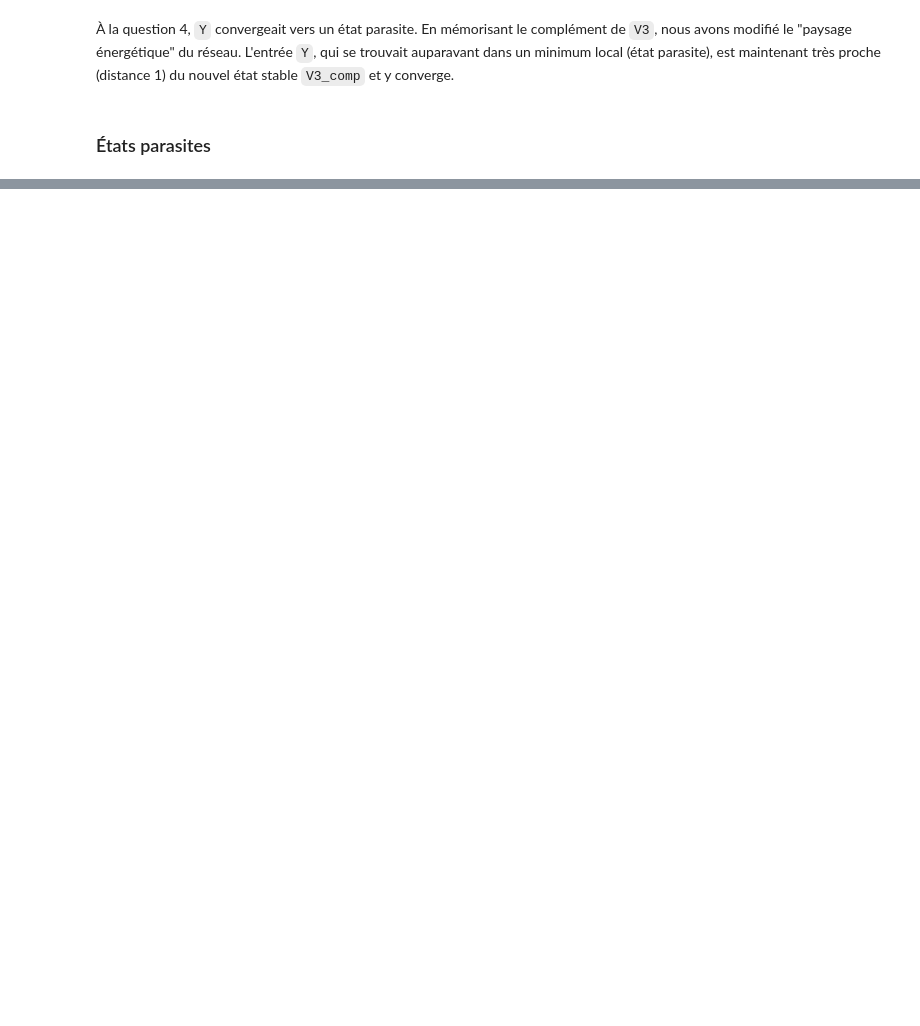
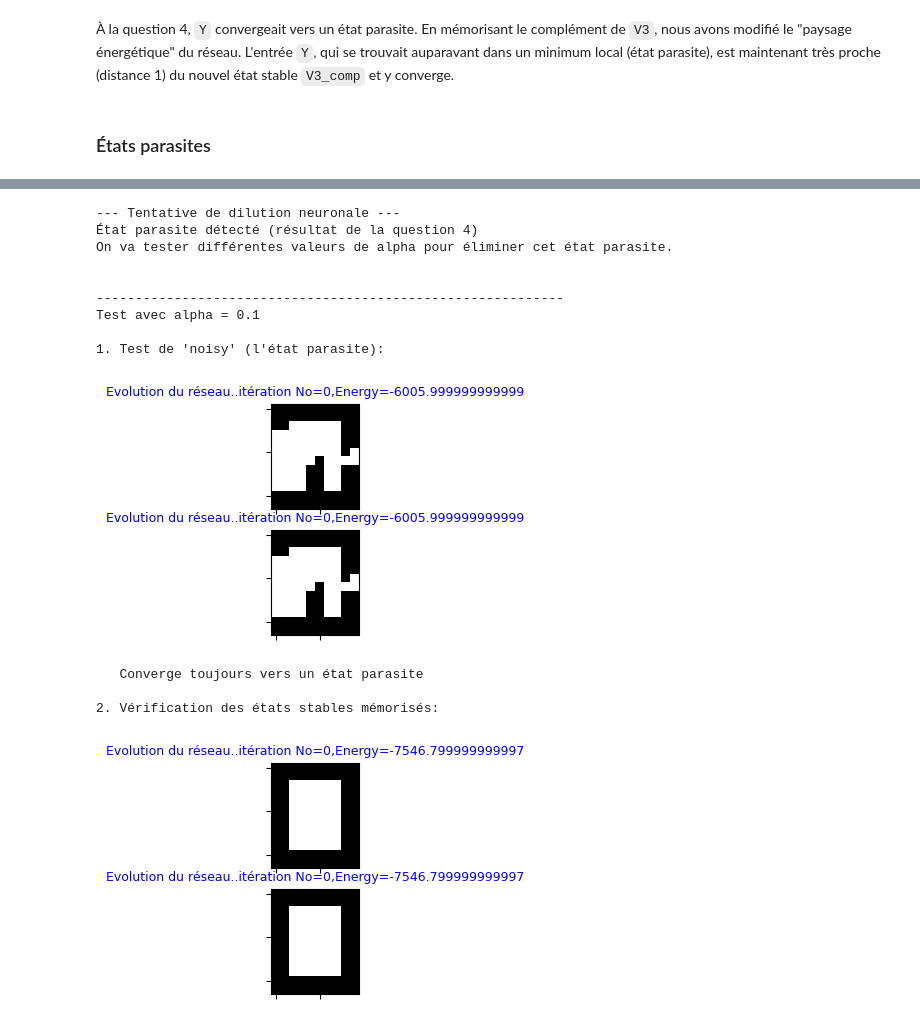
Before and after one commit to Leon-afk1/TP_reseau_neurone, a Jupyter notebook: Lab2/lab2.ipynb, the cells around one changed output, grey strips where cells are left out. Drawn from its saved outputs; the diff is of its cells as text; code cells hidden in the pictures; blank space fills up the shorter version.

```diff
--- a/Lab2/lab2.ipynb
+++ b/Lab2/lab2.ipynb
@@ -518,0 +818,80 @@ Résultat: Le réseau a convergé vers V3_comp. Prédiction confirmée.
+# %%
+# Calcul de la matrice de poids de l'état parasite (out_noisy)
+W_parasite = calculate_hebb_weights([out_noisy.flatten()])
+
+print("--- Tentative de dilution neuronale ---")
+print(f"État parasite détecté (résultat de la question 4)")
+print(f"On va tester différentes valeurs de alpha pour éliminer cet état parasite.\n")
+
+# Test de différentes valeurs de alpha
+alphas = [0.1, 0.3, 0.5, 0.7, 1.0]
+
+for alpha in alphas:
+    print(f"\n{'-'*60}")
+    print(f"Test avec alpha = {alpha}")
+
+    # Application de la dilution neuronale
+    poids_dilue = poids - alpha * W_parasite
+
+    # Test de noisy sur le réseau dilué
+    print(f"\n1. Test de 'noisy' (l'état parasite):")
+    out_noisy_dilue, _ = my_hopfield(poids_dilue, noisy_2d.copy(), n_iter_ocr, xsize_ocr, ysize_ocr, 0)
+
+    # Vérification du résultat
+    converge_vers_forme = False
+    if np.array_equal(out_noisy_dilue, zero_2d):
+        print(f"   Converge vers 'zero'")
+        converge_vers_forme = True
+    elif np.array_equal(out_noisy_dilue, un_2d):
+        print(f"   Converge vers 'un'")
+        converge_vers_forme = True
+    elif np.array_equal(out_noisy_dilue, sept_2d):
+        print(f"   Converge vers 'sept'")
+        converge_vers_forme = True
+    elif np.array_equal(out_noisy_dilue, huit_2d):
+        print(f"   Converge vers 'huit'")
+        converge_vers_forme = True
+    else:
+        print(f"   Converge toujours vers un état parasite")
+
+    # Test des états stables mémorisés
+    print(f"\n2. Vérification des états stables mémorisés:")
+
+    out_zero_dilue, _ = my_hopfield(poids_dilue, zero_2d.copy(), n_iter_ocr, xsize_ocr, ysize_ocr, 0)
+    stable_zero = np.array_equal(out_zero_dilue, zero_2d)
+    print(f"   'zero' : {' Stable' if stable_zero else ' INSTABLE'}")
+
+    out_un_dilue, _ = my_hopfield(poids_dilue, un_2d.copy(), n_iter_ocr, xsize_ocr, ysize_ocr, 0)
+    stable_un = np.array_equal(out_un_dilue, un_2d)
+    print(f"   'un'   : {' Stable' if stable_un else ' INSTABLE'}")
+
+    out_sept_dilue, _ = my_hopfield(poids_dilue, sept_2d.copy(), n_iter_ocr, xsize_ocr, ysize_ocr, 0)
+    stable_sept = np.array_equal(out_sept_dilue, sept_2d)
+    print(f"   'sept' : {' Stable' if stable_sept else ' INSTABLE'}")
+
+    out_huit_dilue, _ = my_hopfield(poids_dilue, huit_2d.copy(), n_iter_ocr, xsize_ocr, ysize_ocr, 0)
+    stable_huit = np.array_equal(out_huit_dilue, huit_2d)
+    print(f"   'huit' : {' Stable' if stable_huit else ' INSTABLE'}")
+
+    # Résumé
+    tous_stables = stable_zero and stable_un and stable_sept and stable_huit
+    parasite_elimine = converge_vers_forme
+
+    print(f"\n   Résumé:")
+    print(f"   - États mémorisés préservés: {' OUI' if tous_stables else ' NON'}")
+    print(f"   - État parasite éliminé: {' OUI' if parasite_elimine else ' NON'}")
+# %% [output]
+--- Tentative de dilution neuronale ---
+État parasite détecté (résultat de la question 4)
+On va tester différentes valeurs de alpha pour éliminer cet état parasite.
+
+
+------------------------------------------------------------
+Test avec alpha = 0.1
+
+1. Test de 'noisy' (l'état parasite):
+[figure, added]
+   Converge toujours vers un état parasite
+
+2. Vérification des états stables mémorisés:
+[figure, added]
```
Also changed, not shown: parts of 38 cells of this notebook, 3 other files.
